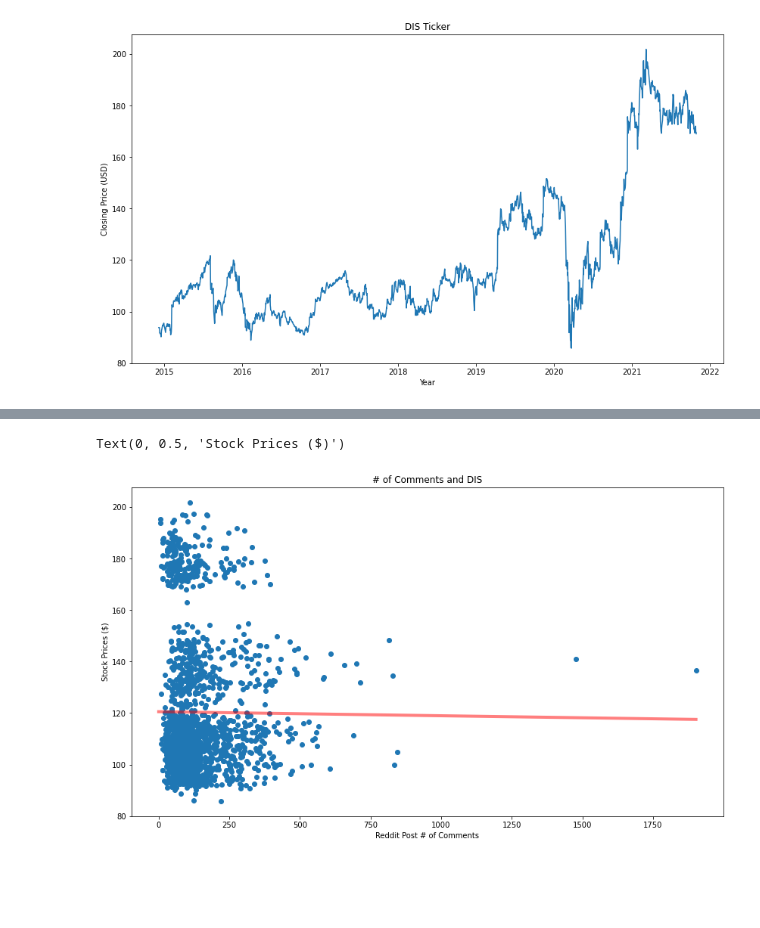
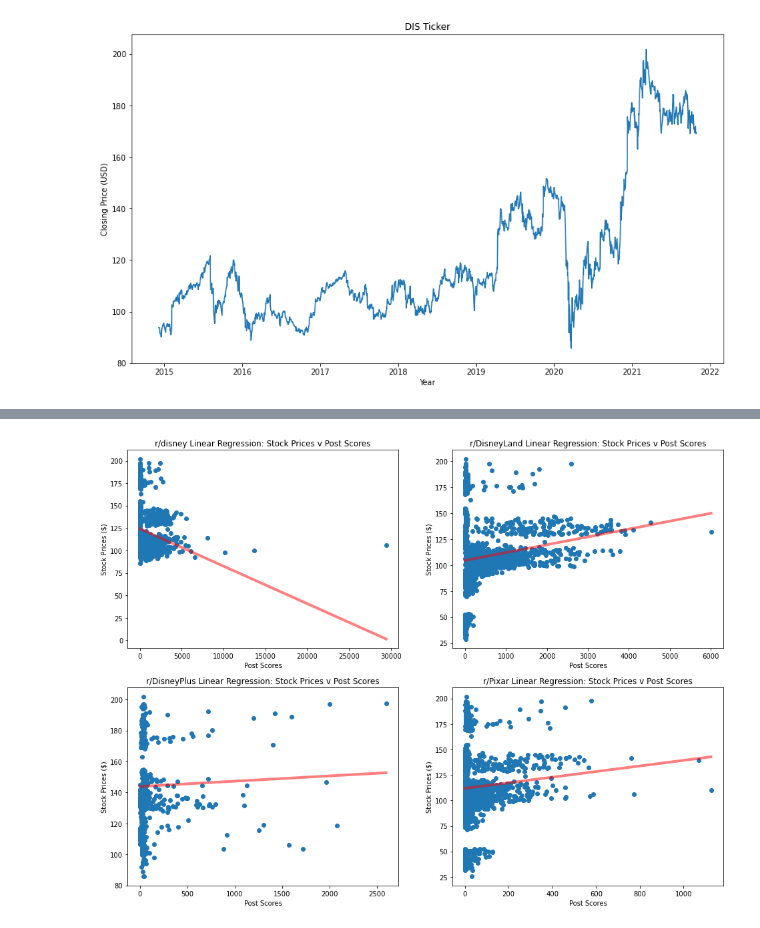
Before and after one commit to keekss/disney-reddit, a Jupyter notebook: Report Draft.ipynb, the cells around one changed output, grey strips where cells are left out. Drawn from its saved outputs; the diff is of its cells as text; code cells hidden in the pictures; blank space fills up the shorter version.

```diff
--- a/Report Draft.ipynb
+++ b/Report Draft.ipynb
@@ -396,6 +405 @@ cleaned_dfs = [weekday_df, land_df, plus_df, pixar_df]
-# %%
-score_plots = []
-
-for _ in cleaned_dfs:
-    score_plots.append()
 # %%
@@ -516,9 +425,5 @@ Text(0, 0.5, '# of Comments')
-# %%
-X_score = weekday_df['score']
-X_coms = weekday_df['num_comments']
-y = dis_yfinance['Close']
-# %%
-linreg_score = linregress(weekday_df['score'], dis_yfinance['Close'])
-
-linreg_coms = linregress(weekday_df['num_comments'], dis_yfinance['Close'])
+# %%
+sub_list = [weekday_df, land_df, plus_df, pixar_df]
+disc_list = ["r/disney", "r/DisneyLand", "r/DisneyPlus", "r/Pixar"]
+yfi_list = [dis_yfinance, disland_yfinance, displus_yfinance, dispix_yfinance]
 # %%
@@ -559,15 +480,22 @@ Text(0, 0.5, 'Stock Prices ($)')
-# %%
-plt.figure(figsize=(14,8))
-
-x_axis = np.arange(max(X_coms))
-y_line = linreg_coms.intercept + linreg_coms.slope * x_axis
-
-plt.scatter(X_coms, y)
-
-plt.plot(x_axis, y_line, color='red', linewidth=4, alpha=0.5)
-plt.title("# of Comments and DIS")
-plt.xlabel("Reddit Post # of Comments")
-plt.ylabel("Stock Prices ($)")
-# %% [output]
-Text(0, 0.5, 'Stock Prices ($)')
-[figure, removed]
+# %%
+fig, axes = plt.subplots(2, 2, figsize=(16, 12))
+
+linreg_plots = [("r/disney", X_score_arr[0], y_arr[0], linreg_score_arr[0]),
+               ("r/DisneyLand", X_score_arr[1], y_arr[1], linreg_score_arr[1]),
+               ("r/DisneyPlus", X_score_arr[2], y_arr[2], linreg_score_arr[2]),
+               ("r/Pixar", X_score_arr[3], y_arr[3], linreg_score_arr[3])
+              ]
+
+for i, ax in enumerate(fig.axes):
+    (label, X_score, y, linreg_score) = linreg_plots[i]
+    x_axis = np.arange(max(X_score))
+    y_line = linreg_score.intercept + linreg_score.slope * x_axis
+
+    ax = plt.subplot(2, 2, i+1)
+    ax.scatter(X_score, y)
+    plt.plot(x_axis, y_line, color='red', linewidth=4, alpha=0.5)
+    ax.set_title(label + " Linear Regression: Stock Prices v Post Scores")
+    ax.set_xlabel("Post Scores")
+    ax.set_ylabel("Stock Prices ($)")
+# %% [output]
+[figure, added]
```
Also changed, not shown: parts of 20 cells of this notebook, 1 other file.
